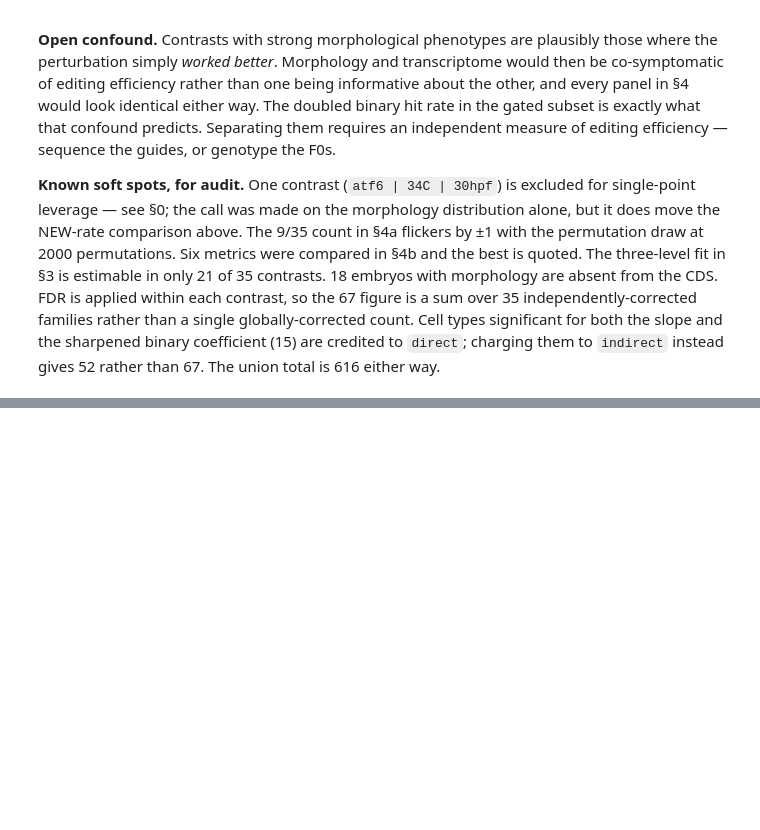
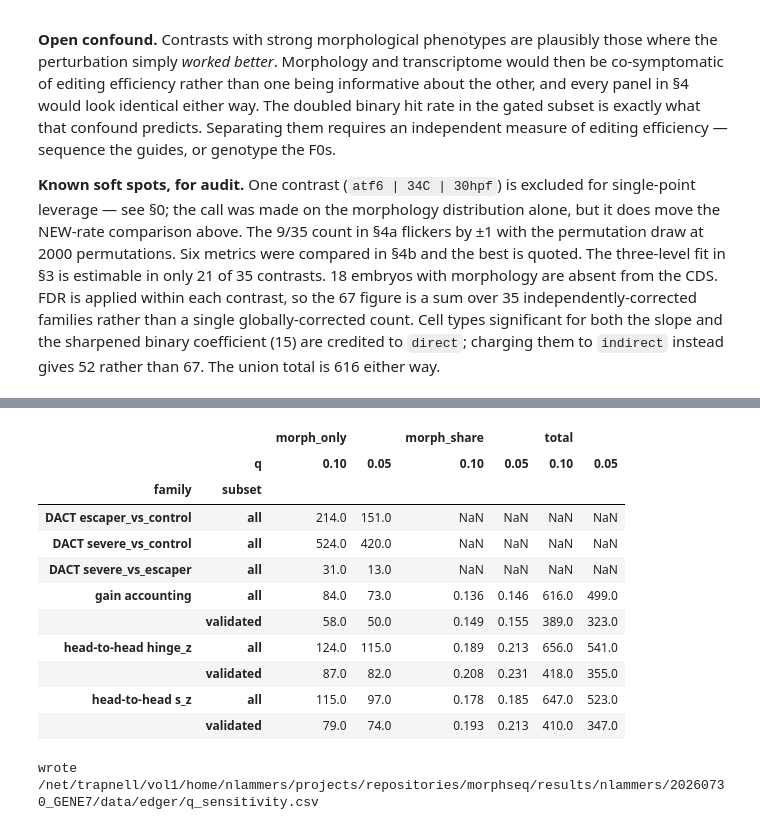
Before and after one commit to Marazzano/morphseq, a Jupyter notebook: results/nlammers/20260730_GENE7/gene7_synthesis.ipynb, the cells around one changed output, grey strips where cells are left out. Saved outputs shown, nothing was run; the diff lists cells and outputs as text; code cells hidden in the pictures; blank space fills up the shorter version.

```diff
--- a/results/nlammers/20260730_GENE7/gene7_synthesis.ipynb
+++ b/results/nlammers/20260730_GENE7/gene7_synthesis.ipynb
@@ -925,0 +1071,70 @@ is 616 either way.
+# %%
+SENSITIVITY_Q = (0.10, 0.05)
+rows = []
+
+for threshold in SENSITIVITY_Q:
+    # ---- 1. head-to-head, per morph arm, on all contrasts and on validated-axis contrasts only ----
+    for arm in ("s_z", "hinge_z"):
+        overlap = ep.overlap_counts(coefficients, coefficients, arm=arm, reference="binary_z",
+                                    q_threshold=threshold, exclude=EXCLUDED_CONTRASTS)
+        overlap = overlap.merge(quality[["contrast", "usable"]], on="contrast", how="left")
+        overlap["usable"] = overlap["usable"].fillna(False).astype(bool)
+        for label, block in (("all", overlap), ("validated", overlap[overlap["usable"]])):
+            union = int(block[["reference_only", "shared", "arm_only"]].sum().sum())
+            rows.append({
+                "family": f"head-to-head {arm}", "subset": label, "q": threshold,
+                "n_contrasts": len(block),
+                "binary_only": int(block["reference_only"].sum()),
+                "shared": int(block["shared"].sum()),
+                "morph_only": int(block["arm_only"].sum()),
+                "total": union,
+                "morph_share": (int(block["arm_only"].sum()) / union) if union else np.nan,
+            })
+
+    # ---- 2. gain accounting (§5). Take the table slope_gain_bars builds, discard its figure. ----
+    for label, usable_only in (("all", False), ("validated", True)):
+        figure, gains = ep.slope_gain_bars(binary_check, quality, q_threshold=threshold,
+                                           usable_only=usable_only)
+        plt.close(figure)
+        baseline = int(gains["baseline"].sum())
+        indirect, direct = int(gains["indirect"].sum()), int(gains["direct"].sum())
+        augmented = baseline + indirect + direct
+        rows.append({
+            "family": "gain accounting", "subset": label, "q": threshold,
+            "n_contrasts": len(gains), "binary_only": baseline, "shared": np.nan,
+            "morph_only": indirect + direct, "total": augmented,
+            "morph_share": (indirect + direct) / augmented if augmented else np.nan,
+            "indirect": indirect, "direct": direct,
+            "lost": int(gains["lost"].sum()),
+            "neg_control": int(gains["control_slope"].sum()),
+        })
+
+    # ---- 3. DACTs (§3) ----
+    for arm in DACT_ARMS:
+        rows.append({"family": f"DACT {arm}", "subset": "all", "q": threshold,
+                     "n_contrasts": dact["contrast"].nunique(),
+                     "morph_only": int((dact[f"q_{arm}"] < threshold).sum())})
+
+sensitivity = pd.DataFrame(rows)
+target = EDGER / "q_sensitivity.csv"
+sensitivity.to_csv(target, index=False)
+
+wide = (sensitivity.pivot_table(index=["family", "subset"], columns="q",
+                                values=["morph_only", "total", "morph_share"])
+        .reindex(columns=SENSITIVITY_Q, level=1))
+display(wide.round(3))
+print(f"\nwrote {target}")
+# %% [output]
+|  |  | morph_only |  | morph_share |  | total |  |
+|  | q | 0.10 | 0.05 | 0.10 | 0.05 | 0.10 | 0.05 |
+| family | subset |  |  |  |  |  |  |
+| DACT escaper_vs_control | all | 214.0 | 151.0 | NaN | NaN | NaN | NaN |
+| DACT severe_vs_control | all | 524.0 | 420.0 | NaN | NaN | NaN | NaN |
+| DACT severe_vs_escaper | all | 31.0 | 13.0 | NaN | NaN | NaN | NaN |
+| gain accounting | all | 84.0 | 73.0 | 0.136 | 0.146 | 616.0 | 499.0 |
+|  | validated | 58.0 | 50.0 | 0.149 | 0.155 | 389.0 | 323.0 |
+| head-to-head hinge_z | all | 124.0 | 115.0 | 0.189 | 0.213 | 656.0 | 541.0 |
+|  | validated | 87.0 | 82.0 | 0.208 | 0.231 | 418.0 | 355.0 |
+| head-to-head s_z | all | 115.0 | 97.0 | 0.178 | 0.185 | 647.0 | 523.0 |
+|  | validated | 79.0 | 74.0 | 0.193 | 0.213 | 410.0 | 347.0 |
+wrote /net/trapnell/vol1/home/nlammers/projects/repositories/morphseq/results/nlammers/20260730_GENE7/data/edger/q_sensitivity.csv
```
Also changed, not shown: parts of 6 cells of this notebook, 11 other files.
